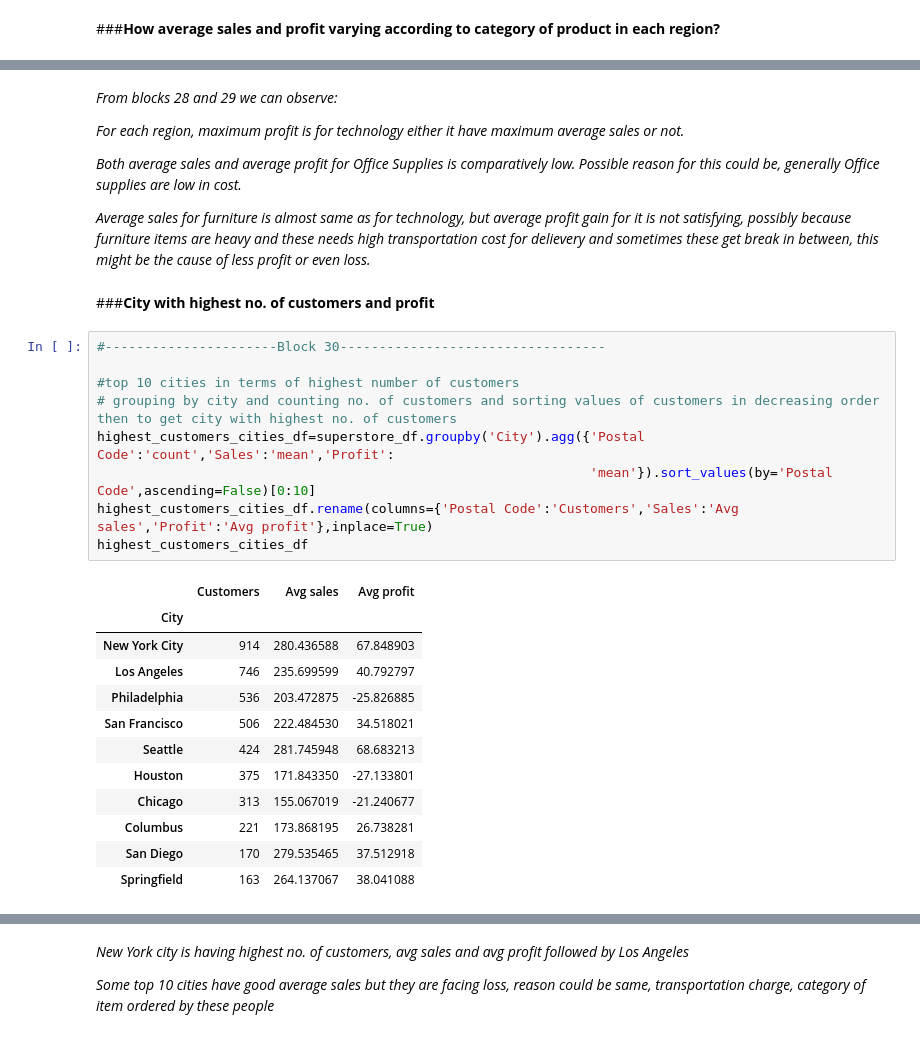
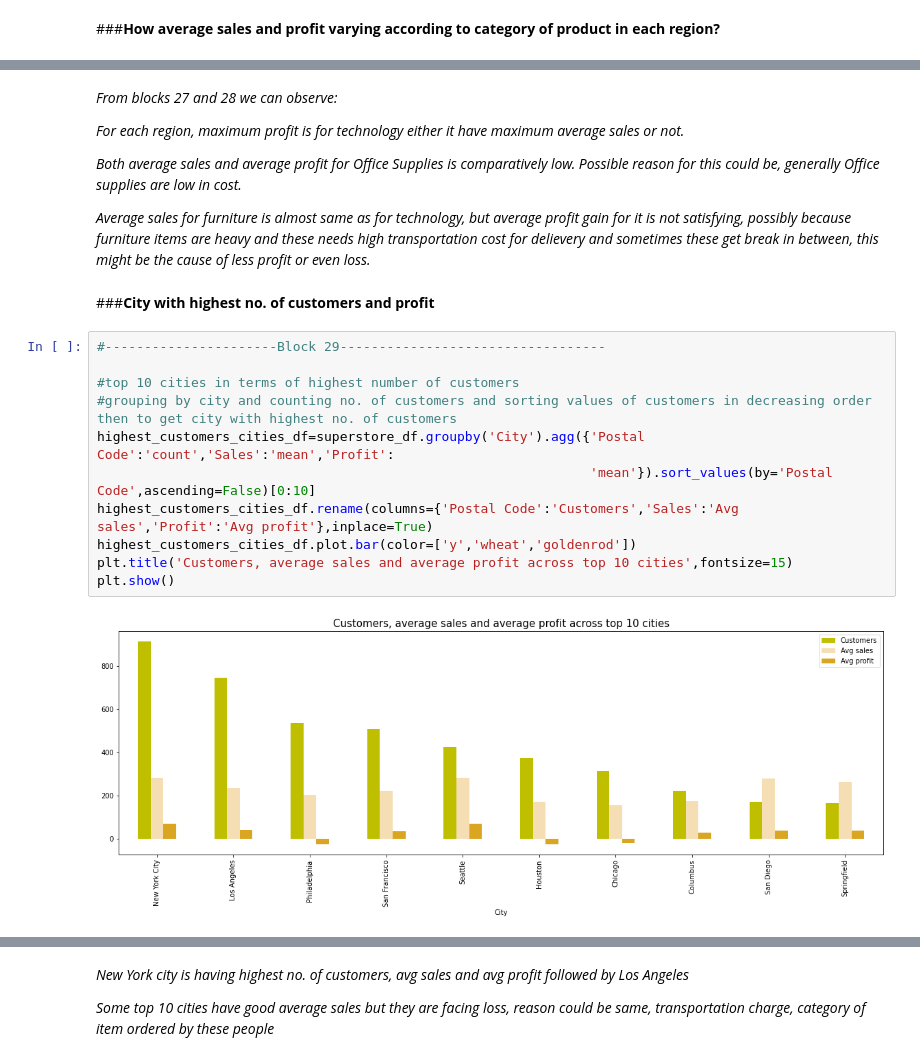
Before and after one commit to kiran9615/EDA_on_Sample_Superstore, a Jupyter notebook: task_3_EDA_on_Sample_Superstore.ipynb, the cells around one changed output, grey strips where cells are left out. Cells and saved outputs as stored; diff of their text form.

```diff
--- a/task_3_EDA_on_Sample_Superstore.ipynb
+++ b/task_3_EDA_on_Sample_Superstore.ipynb
@@ -543,7 +539,7 @@ plt.show()
 # %% [markdown]
 
 
-*From blocks 28 and 29 we can observe:*
+*From blocks 27 and 28 we can observe:*
 
 
 *For each region, maximum profit is for technology either it have maximum average sales or not.*
@@ -554,24 +550,15 @@ plt.show()
 # %% [markdown]
 ###**City with highest no. of customers and profit**
 # %%
-#----------------------Block 30----------------------------------
+#----------------------Block 29----------------------------------
 
 #top 10 cities in terms of highest number of customers
-# grouping by city and counting no. of customers and sorting values of customers in decreasing order then to get city with highest no. of customers
+#grouping by city and counting no. of customers and sorting values of customers in decreasing order then to get city with highest no. of customers
 highest_customers_cities_df=superstore_df.groupby('City').agg({'Postal Code':'count','Sales':'mean','Profit':
                                                                'mean'}).sort_values(by='Postal Code',ascending=False)[0:10]
 highest_customers_cities_df.rename(columns={'Postal Code':'Customers','Sales':'Avg sales','Profit':'Avg profit'},inplace=True)
-highest_customers_cities_df
+highest_customers_cities_df.plot.bar(color=['y','wheat','goldenrod'])
+plt.title('Customers, average sales and average profit across top 10 cities',fontsize=15)
+plt.show()
 # %% [output]
-|  | Customers | Avg sales | Avg profit |
-| City |  |  |  |
-| New York City | 914 | 280.436588 | 67.848903 |
-| Los Angeles | 746 | 235.699599 | 40.792797 |
-| Philadelphia | 536 | 203.472875 | -25.826885 |
-| San Francisco | 506 | 222.484530 | 34.518021 |
-| Seattle | 424 | 281.745948 | 68.683213 |
-| Houston | 375 | 171.843350 | -27.133801 |
-| Chicago | 313 | 155.067019 | -21.240677 |
-| Columbus | 221 | 173.868195 | 26.738281 |
-| San Diego | 170 | 279.535465 | 37.512918 |
-| Springfield | 163 | 264.137067 | 38.041088 |
+[figure, added]
```
Also changed, not shown: parts of 25 cells of this notebook.
